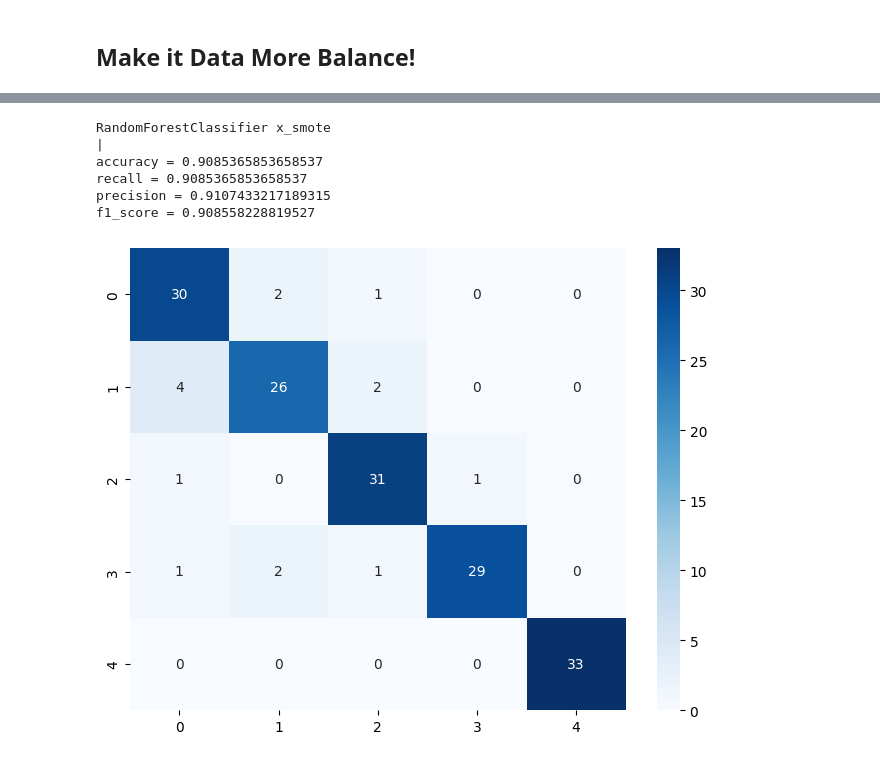
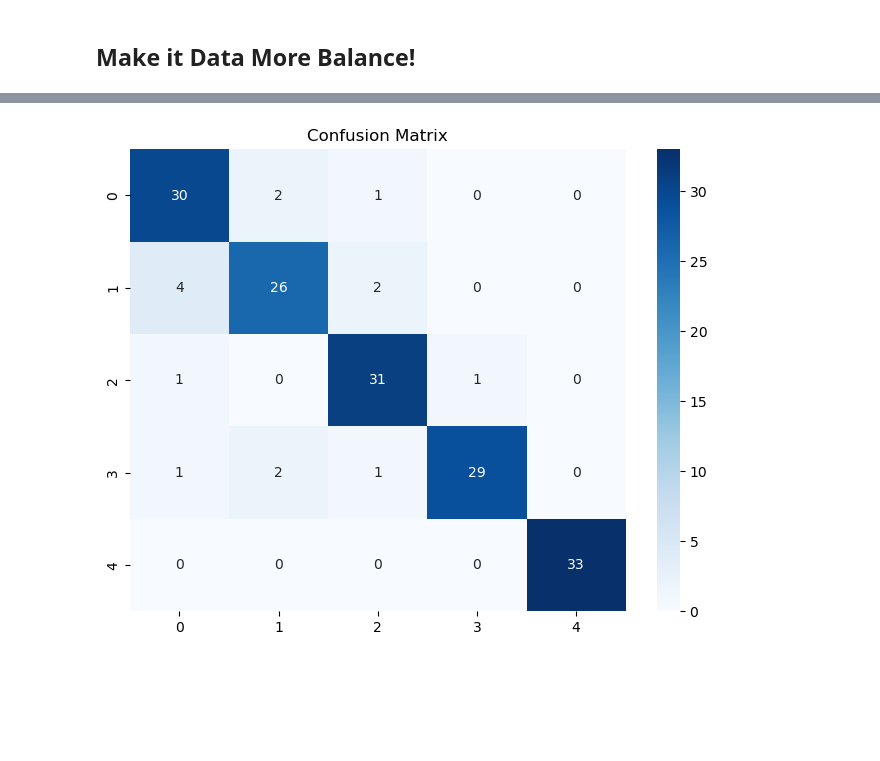
Before and after one commit to skulluglify/heart-disease-hungarian, a Jupyter notebook: DTS/auto/main.ipynb, the cells around one changed output, grey strips where cells are left out. Saved outputs shown, nothing was run; the diff lists cells and outputs as text; code cells hidden in the pictures; blank space fills up the shorter version.

```diff
--- a/DTS/auto/main.ipynb
+++ b/DTS/auto/main.ipynb
@@ -187,21 +222,15 @@ x_adasyn_pca_norm = scaler_adasyn_pca_norm.fit_transform(x_adasyn_pca)
 # %%
+# origin
 scaler_std = StandardScaler()
 x_std = scaler_std.fit_transform(x)
 
+# over-sampling
 scaler_smote_std = StandardScaler()
 x_smote_std = scaler_smote_std.fit_transform(x_smote)
 
 scaler_adasyn_std = StandardScaler()
 x_adasyn_std = scaler_adasyn_std.fit_transform(x_adasyn)
 
-# x_pca -> x_pca_std
-scaler_pca_std = StandardScaler()
-x_pca_std = scaler_pca_std.fit_transform(x_pca)
-
-# x_smote_pca -> x_smote_pca_std
-scaler_smote_pca_std = StandardScaler()
-x_smote_pca_std = scaler_smote_pca_std.fit_transform(x_smote_pca)
-
-# x_adasyn_pca -> x_adasyn_pca_std
-scaler_adasyn_pca_std = StandardScaler()
-x_adasyn_pca_std = scaler_adasyn_pca_std.fit_transform(x_adasyn_pca)
+# under-sampling
+scaler_nearmiss_std = StandardScaler()
+x_nearmiss_std = scaler_nearmiss_std.fit_transform(x_nearmiss)
@@ -521,50 +822,60 @@ rank
 # %%
 def best_model_from_results(results):
-  max_accuracy = 0.0
+  max_score = 0.0
   model_selected = None
   choice_selected = None
 
   for model_idx, model in enumerate(results):
     model_results = model.get('results')
 
     for choice_idx, choice in enumerate(model_results):
       scores = choice.get('scores')
-      accuracy = scores.get('f1_score')
+      model_fit = choice.get('model')
+      regression = is_regressor(model_fit)
+      score = scores.get('f1_score' if not regression else 'r2_score')
+      if score is None:
+        score = scores.get('f1_score') or scores.get('r2_score')
 
-      if max_accuracy < accuracy:
-        max_accuracy = accuracy
+      score = minmax(score)
+
+      if max_score < score:
+        max_score = score
         model_selected = model
         choice_selected = choice
 
-  return model_selected, choice_selected, max_accuracy
+  if model_selected is None or choice_selected is None:
+    raise Exception('couldn\'t get best model from results')
+
+  best_model_data = dict(
+    name=model_selected.get('name') + '_' + choice_selected.get('name'),
+    model=choice_selected.get('model'),
+    use_smote=choice_selected.get('name').startswith('x_smote'),
+    use_adasyn=choice_selected.get('name').startswith('x_adasyn'),
+    use_nearmiss=choice_selected.get('name').startswith('x_nearmiss'),
+    preprocessing=choice_selected.get('preprocessing'),
+    scores=choice_selected.get('scores'),
+  )
+
+  return best_model_data, model_selected, choice_selected, max_score
 
 
-model_selected, choice_selected, max_accuracy = best_model_from_results(results)
+best_model_data, model_selected, choice_selected, max_score = best_model_from_results(results)
 
 
 if model_selected is not None:
   if choice_selected is not None:
     name = model_selected.get('name')
     choice_name = choice_selected.get('name')
 
     scores = choice_selected.get('scores')
     y_pred = choice_selected.get('y_pred')
     y_test = choice_selected.get('y_test')
 
-    print(name, choice_name)
-    pprint(scores, tab='  ')
-
     cm = confusion_matrix(y_test, y_pred)
 
     plt.figure(figsize=(8, 6))
     sns.heatmap(cm, annot=True, fmt='d', cmap=cmap_skyblue)
-
+    plt.title('Confusion Matrix')
     plt.show()
 # %% [output]
-RandomForestClassifier x_smote
-|
-accuracy = 0.9085365853658537
-recall = 0.9085365853658537
-precision = 0.9107433217189315
-f1_score = 0.908558228819527
-[figure, old version]
+[figure, new version]
```
Also changed, not shown: parts of 24 cells of this notebook, 6 other files.
